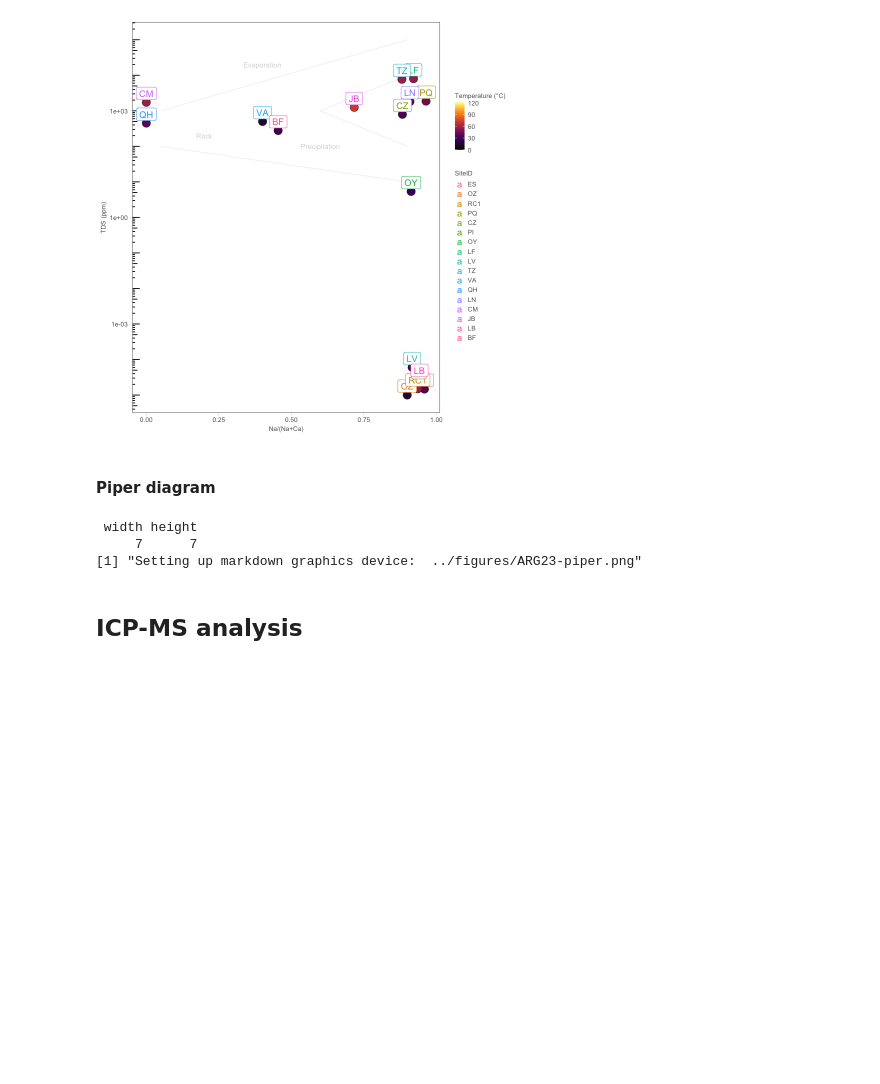
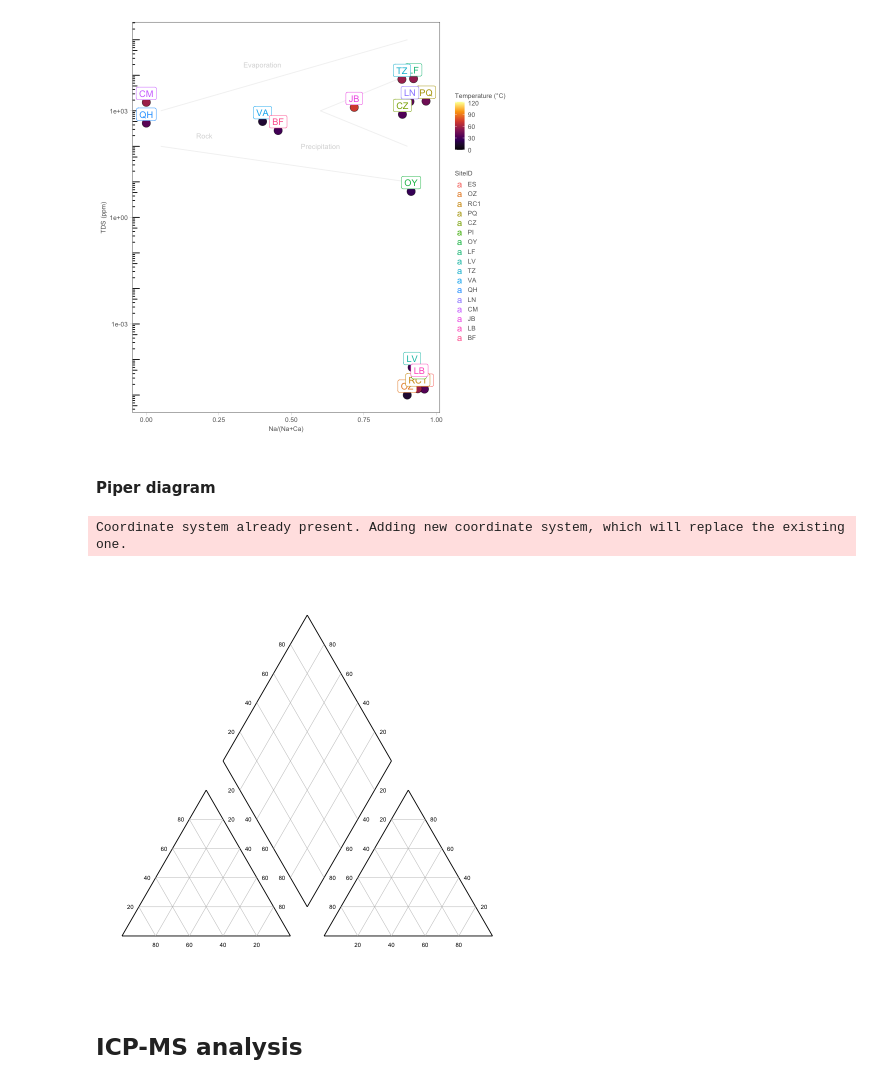
Before and after one commit to giovannellilab/geochem, a Jupyter notebook: notebooks/Template.ipynb, the cells around one changed output. Saved outputs shown, nothing was run; the diff lists cells and outputs as text; code cells hidden in the pictures; blank space fills up the shorter version.

Commit message:
Add initial implementation of base Piper plot

```diff
--- a/notebooks/Template.ipynb
+++ b/notebooks/Template.ipynb
@@ -408,41 +408,42 @@ figure_gibbs
 [figure]
 # %% [markdown]
 #### Piper diagram
-# %%
-setPNG(
-    name=file.path(
-        "../figures",
-        paste0(PROJECT_NAME, "-piper.png")
-    ),
-    width=7,
-    height=7
-)
-
-figure_piper = smwrGraphs::piperPlot(
-        xCat=ic_df$Ca.meq,
-        yCat=ic_df$Mg.meq,
-        zCat=ic_df$Na.meq,
-        xAn=ic_df$Cl.meq,
-        yAn=ic_df$HCO3.meq,
-        zAn=ic_df$SO4.meq,
-        Plot=list(
-            name=ic_df$SiteID,
-            color=setColor(hue_pal()(length(unique(ic_df$SiteID))))
-        ),
-        zCat.title="Sodium",
-        xAn.title="Chloride",
-        yAn.title="Bicarbonate"
-    ) %>%
-    addExplanation(
-        where="ul",
-        title="Piper diagram"
-    )
-
-graphics.off()
-# %% [output]
- width height
-     7      7
-[1] "Setting up markdown graphics device:  ../figures/ARG23-piper.png"
+# %%
+piper_data = transform_data_piper(
+    Mg=ic_df$Mg.meq,
+    Ca=ic_df$Ca.meq,
+    Cl=ic_df$Cl.meq,
+    SO4=ic_df$SO4.meq,
+    id=ic_df$SiteID
+)
+
+figure_piper = plot_base_piper()
+    # geom_point(
+    #     data=piper_data,
+    #     aes(
+    #         x=x,
+    #         y=y,
+    #         fill=id
+    #     ),
+    #     size=4.5,
+    #     shape=21,
+    #     stroke=0.3
+    # )
+
+ggsave(
+    plot=figure_piper,
+    filename=file.path(
+        "../figures",
+        paste0(PROJECT_NAME, "-piper.svg")
+    ),
+    width=7,
+    height=7
+)
+
+figure_piper
+# %% [output]
+Coordinate system already present. Adding new coordinate system, which will replace the existing one.
+[figure, added]
 # %% [markdown]
 ## ICP-MS analysis
 # %%
```
Also changed, not shown: 3 other files.
